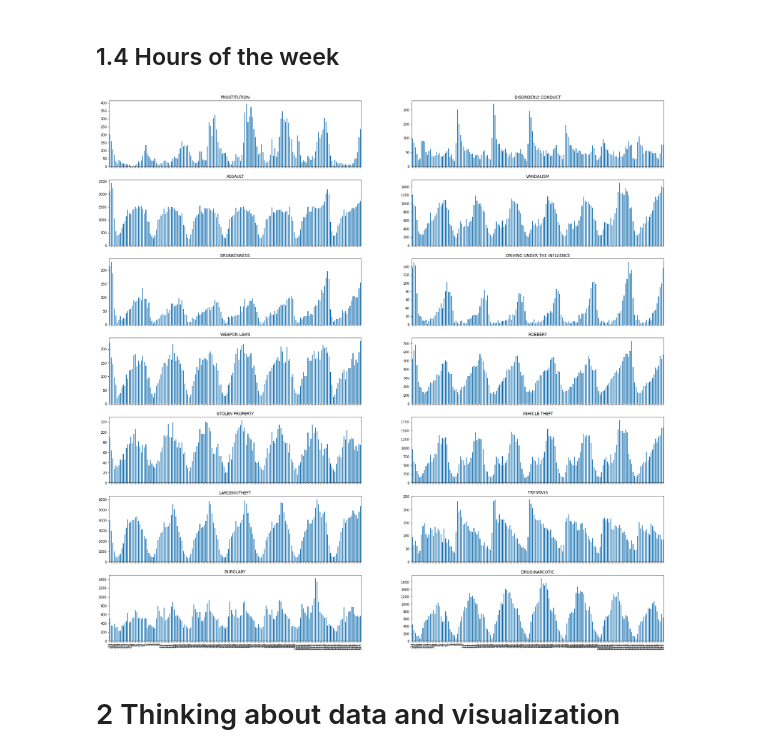
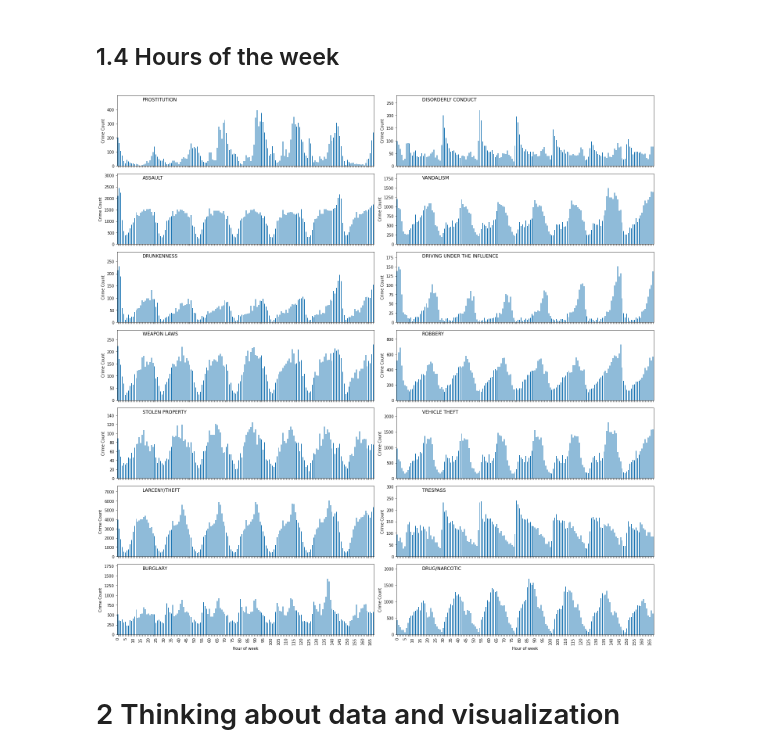
Before and after one commit to s171243/SocialDataAnalyis, a Jupyter notebook: Assignment_1_Solution.ipynb, the cells around one changed output. Saved outputs shown, nothing was run; the diff lists cells and outputs as text; code cells hidden in the pictures.

```diff
--- a/Assignment_1_Solution.ipynb
+++ b/Assignment_1_Solution.ipynb
@@ -21,13 +23,17 @@ import folium
 # %%
 df = pd.read_csv("Police_Department_Incident_Reports__Historical_2003_to_May_2018.csv")
+cats = ['Monday', 'Tuesday', 'Wednesday', 'Thursday', 'Friday', 'Saturday', 'Sunday']
 
 plt.subplots_adjust(wspace=2, hspace=10)
-fig, axes = plt.subplots(ncols=2, nrows=7, figsize=(30,30), sharex=True)
+fig, axes = plt.subplots(ncols=2, nrows=7, figsize=(10,20), sharex=True)
 df['Date'] = pd.to_datetime(df['Date'])
 
 for ax, crime in zip(axes.flat, focuscrimes):
-    df['Date'].loc[(df['Category']==crime)].groupby(df.DayOfWeek).agg('count').plot(kind='bar', ax=ax, title=crime)
+    df['Date'].loc[(df['Category']==crime)].groupby(df.DayOfWeek).agg('count').reindex(cats).plot(kind='bar', xlabel="",ylabel="Crime Count", ax=ax)
+    ax.set_title(crime, loc='left', x=0.1, y=1.0, pad=-14)
+    ax.set_ylim(ax.get_ylim()[0], ax.get_ylim()[1]*1.2)
 
+fig.tight_layout()
 _ = plt.show()
 # %% [output]
 <Figure size 432x288 with 0 Axes>
@@ -35,9 +43,14 @@ _ = plt.show()
 # %% [markdown]
 ## 1.2 The Months
 # %%
-fig, axes = plt.subplots(ncols=2, nrows=7, figsize=(30,30), sharex=True)
+fig, axes = plt.subplots(ncols=2, nrows=7, figsize=(10,20), sharex=True)
+month_names = ['January', 'February', 'March', 'April', 'May', 'June', 'July', "August", "September", "October", "November", "December"]
 months = df.Date.dt.strftime('%B')
+
 for ax, crime in zip(axes.flat, focuscrimes):
-    df['Date'].loc[(df['Category']==crime)].groupby(months).agg('count').plot(kind='bar', ax=ax, title=crime)
+    df['Date'].loc[(df['Category']==crime)].groupby(months).agg('count').reindex(month_names).plot(kind='bar', xlabel="", ylabel="Crime Count", ax=ax)
+    ax.set_title(crime, loc='left', x=0.1, y=1.0, pad=-14)
+    ax.set_ylim(ax.get_ylim()[0], ax.get_ylim()[1]*1.2)
+
 plt.show()
 # %% [output]
@@ -45,10 +58,14 @@ plt.show()
 # %% [markdown]
 ## 1.3 The 24 hour cycle
 # %%
-fig, axes = plt.subplots(ncols=2, nrows=7, figsize=(30,30), sharex=True)
+fig, axes = plt.subplots(ncols=2, nrows=7, figsize=(10,20), sharex=True)
 df['Time'] = pd.to_datetime(df['Time'])
 hours = df.Time.dt.strftime('%H')
 for ax, crime in zip(axes.flat, focuscrimes):
-    df['Date'].loc[(df['Category']==crime)].groupby(hours).agg('count').plot(kind='bar', ax=ax, title=crime)
+    df['Date'].loc[(df['Category']==crime)].groupby(hours).agg('count').plot(kind='bar', xlabel="Hour of day",ylabel="Crime Count", ax=ax)
+    ax.set_title(crime, loc='left', x=0.1, y=1.0, pad=-14)
+    ax.set_ylim(ax.get_ylim()[0], ax.get_ylim()[1]*1.2)
+
+fig.tight_layout()
 plt.show()
 # %% [output]
@@ -56,15 +73,26 @@ plt.show()
 # %% [markdown]
 ## 1.4 Hours of the week
 # %%
-fig, axes = plt.subplots(ncols=2, nrows=7, figsize=(30,30), sharex=True)
-weekday_as_number = df.Date.dt.strftime('%w').astype(int)-1
+fig, axes = plt.subplots(ncols=2, nrows=7, figsize=(20,20), sharex=True)
+weekday_as_number = df.Date.dt.strftime('%w').astype(int)
 hours_of_week = weekday_as_number*24+hours.astype(int)
 
+for ax, crime in zip(axes.flat, focuscrimes):
+    df['Date'].loc[(df['Category']==crime)].groupby(hours_of_week).agg('count').plot(kind='bar', xlabel="Hour of week",ylabel="Crime Count", ax=ax)
+    ax.set_title(crime, loc='left', x=0.1, y=1.0, pad=-14)
+    ax.set_ylim(ax.get_ylim()[0], ax.get_ylim()[1]*1.2)
 
-for ax, crime in zip(axes.flat, focuscrimes):
-    df['Date'].loc[(df['Category']==crime)].groupby(hours_of_week).agg('count').plot(kind='bar', ax=ax, title=crime)
+    #Hide half of the ticks for visibility
+    for index, tick in enumerate(ax.xaxis.get_ticklabels()):
+        if index%5 == 0:
+            continue
+
+        tick.set_visible(False)
+
+fig.tight_layout()
+plt.show()
 # %% [output]
-[figure, old version]
+[figure, new version]
 # %% [markdown]
 # 2 Thinking about data and visualization
 # %% [markdown]
```
Also changed, not shown: parts of 8 cells of this notebook.
